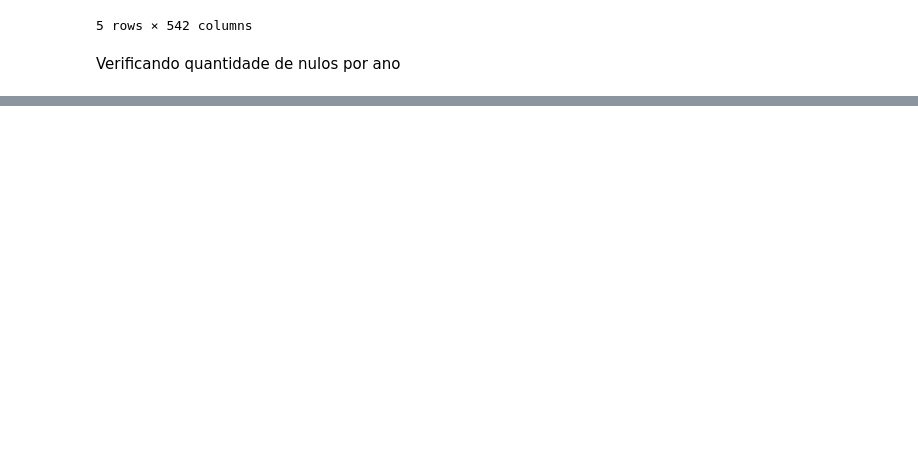
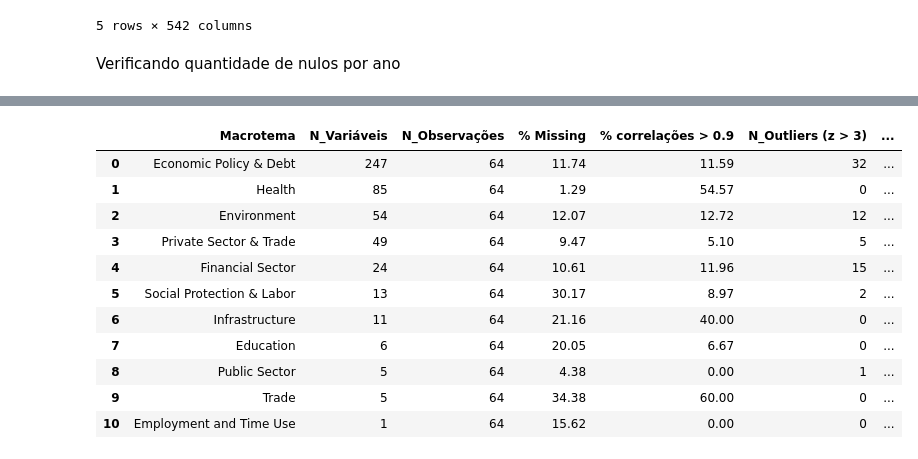
Before and after one commit to PrimeRibs2501/SME0852-SME0829, a Jupyter notebook: trab3.ipynb, the cells around one changed output, grey strips where cells are left out. Drawn from its saved outputs; the diff is of its cells as text; code cells hidden in the pictures; blank space fills up the shorter version.

```diff
--- a/trab3.ipynb
+++ b/trab3.ipynb
@@ -293,3 +218,0 @@ anos_remover
-# %%
-new_df_brasil_wide = new_df_brasil_wide.drop(index=anos_remover)
-new_df_brasil_wide.head()
@@ -475,0 +471,76 @@ Length: 76576, dtype: float64
+# %%
+dfs_por_macrotema = defaultdict(list)
+
+for topico, df in dfs_por_topico.items():
+    macrotema = topico.split(':')[0].strip()
+    dfs_por_macrotema[macrotema].append(df)
+# %%
+dfs_macrotema_unificado = {}
+
+for macrotema, lista_dfs in dfs_por_macrotema.items():
+    df_merged = pd.concat(lista_dfs, axis=1)
+    # Remove colunas duplicadas (caso haja) e mantém ordem
+    df_merged = df_merged.loc[:, ~df_merged.columns.duplicated()]
+    dfs_macrotema_unificado[macrotema] = df_merged
+# %%
+diagnostico_macrotema = []
+
+for tema, df in dfs_macrotema_unificado.items():
+    df_clean = df.dropna(axis=1, how='all').dropna()  # remove colunas completamente nulas e linhas com NA
+
+    if df_clean.empty:
+        continue
+
+    # Padroniza os dados
+    scaler = StandardScaler()
+    df_scaled = pd.DataFrame(scaler.fit_transform(df_clean), columns=df_clean.columns)
+
+    # Contagem total de outliers (z-score > 3)
+    outliers_mask = df_scaled.abs() > 3
+    n_outliers_total = outliers_mask.sum().sum()
+
+    # Quantas variáveis têm ao menos 1 outlier
+    n_vars_outlier = (outliers_mask.sum() > 0).sum()
+    pct_vars_outlier = round((n_vars_outlier / len(df_clean)), 2)
+
+    # Correlações
+    try:
+        corr_matrix = df_scaled.corr().abs()
+        upper_tri = corr_matrix.where(np.triu(np.ones(corr_matrix.shape), k=1).astype(bool))
+        n_corr_alta = (upper_tri > 0.9).sum().sum()
+        n_vars = df_scaled.shape[1]
+        if n_vars <= 1:
+            per_cent__corr = 0.0  # Ou np.nan, dependendo do que quiser representar
+        else:
+            total_possible = n_vars * (n_vars - 1) / 2
+            per_cent__corr = round((n_corr_alta / total_possible) * 100, 2)
+
+    except:
+        per_cent__corr = None
+
+    diagnostico_macrotema.append({
+        'Macrotema': tema,
+        'N_Variáveis': df.shape[1],
+        'N_Observações': df.shape[0],
+        '% Missing': round(df.isnull().mean().mean() * 100, 2),
+        '% correlações > 0.9': per_cent__corr,
+        'N_Outliers (z > 3)': int(n_outliers_total),
+        '% Variáveis com Outliers': pct_vars_outlier
+    })
+
+df_diag_macro = pd.DataFrame(diagnostico_macrotema).sort_values('N_Variáveis', ascending=False)
+df_diag_macro.reset_index(drop=True, inplace=True)
+df_diag_macro
+# %% [output]
+|  | Macrotema | N_Variáveis | N_Observações | % Missing | % correlações > 0.9 | N_Outliers (z > 3) | ... |
+| 0 | Economic Policy & Debt | 247 | 64 | 11.74 | 11.59 | 32 | ... |
+| 1 | Health | 85 | 64 | 1.29 | 54.57 | 0 | ... |
+| 2 | Environment | 54 | 64 | 12.07 | 12.72 | 12 | ... |
+| 3 | Private Sector & Trade | 49 | 64 | 9.47 | 5.10 | 5 | ... |
+| 4 | Financial Sector | 24 | 64 | 10.61 | 11.96 | 15 | ... |
+| 5 | Social Protection & Labor | 13 | 64 | 30.17 | 8.97 | 2 | ... |
+| 6 | Infrastructure | 11 | 64 | 21.16 | 40.00 | 0 | ... |
+| 7 | Education | 6 | 64 | 20.05 | 6.67 | 0 | ... |
+| 8 | Public Sector | 5 | 64 | 4.38 | 0.00 | 1 | ... |
+| 9 | Trade | 5 | 64 | 34.38 | 60.00 | 0 | ... |
+| 10 | Employment and Time Use | 1 | 64 | 15.62 | 0.00 | 0 | ... |
```
Also changed, not shown: parts of 58 cells of this notebook.
